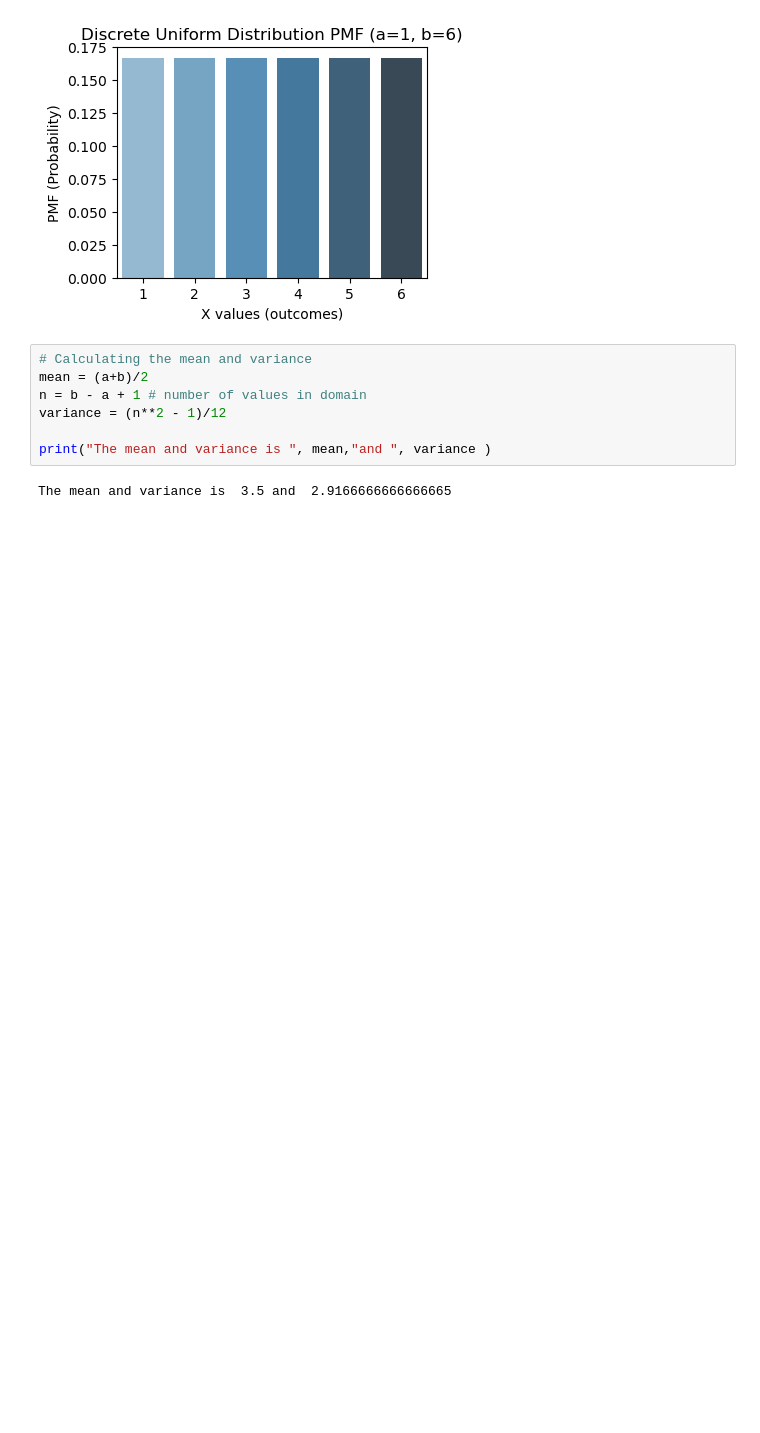
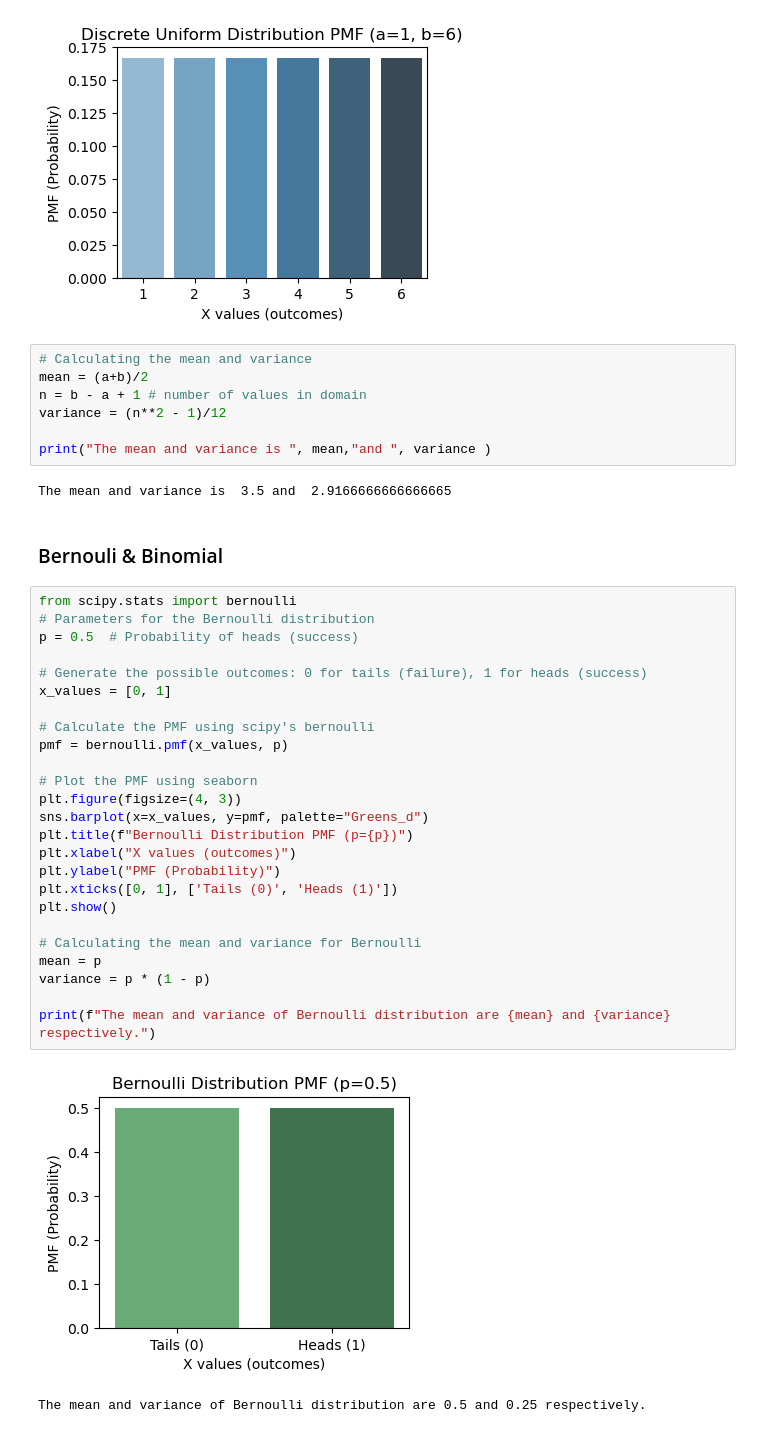
Before and after one commit to dusan-zdravkovic/Exam-P-Programs, a Jupyter notebook: discrete_distributions.ipynb, the cells around one changed output. Drawn from its saved outputs; the diff is of its cells as text; blank space fills up the shorter version.

Commit message:
added Bernouli and Binomial

```diff
--- a/discrete_distributions.ipynb
+++ b/discrete_distributions.ipynb
@@ -40,3 +40,33 @@ variance = (n**2 - 1)/12
 print("The mean and variance is ", mean,"and ", variance )
 # %% [output]
 The mean and variance is  3.5 and  2.9166666666666665
+# %% [markdown]
+### Bernouli & Binomial
+# %%
+from scipy.stats import bernoulli
+# Parameters for the Bernoulli distribution
+p = 0.5  # Probability of heads (success)
+
+# Generate the possible outcomes: 0 for tails (failure), 1 for heads (success)
+x_values = [0, 1]
+
+# Calculate the PMF using scipy's bernoulli
+pmf = bernoulli.pmf(x_values, p)
+
+# Plot the PMF using seaborn
+plt.figure(figsize=(4, 3))
+sns.barplot(x=x_values, y=pmf, palette="Greens_d")
+plt.title(f"Bernoulli Distribution PMF (p={p})")
+plt.xlabel("X values (outcomes)")
+plt.ylabel("PMF (Probability)")
+plt.xticks([0, 1], ['Tails (0)', 'Heads (1)'])
+plt.show()
+
+# Calculating the mean and variance for Bernoulli
+mean = p
+variance = p * (1 - p)
+
+print(f"The mean and variance of Bernoulli distribution are {mean} and {variance} respectively.")
+# %% [output]
+[figure, added]
+The mean and variance of Bernoulli distribution are 0.5 and 0.25 respectively.
```
Also changed, not shown: parts of 1 cell of this notebook.
